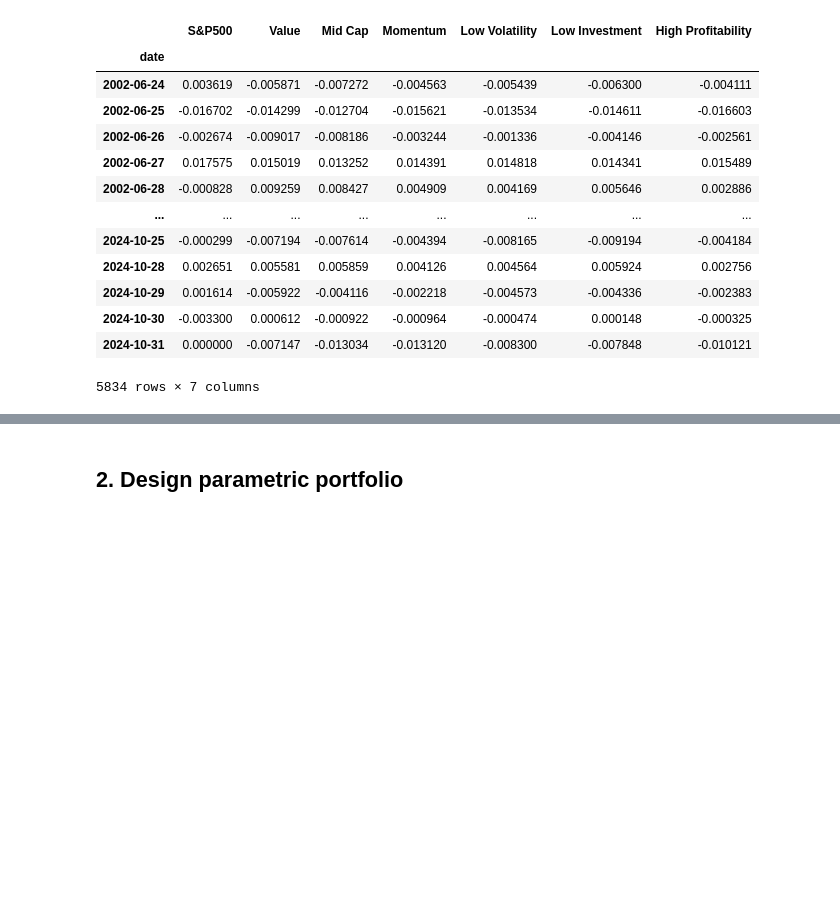
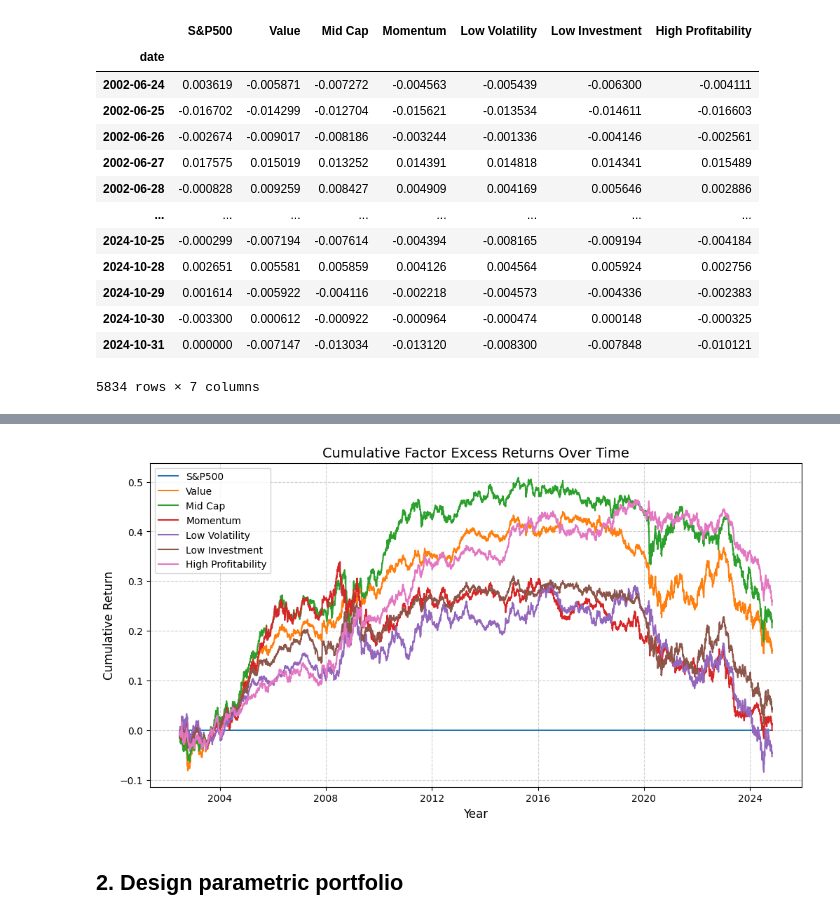
Before and after one commit to aleksandr-mikhailov-edhec/Goal-Based-Investing, a Jupyter notebook: 2.2 PSP Historical.ipynb, the cells around one changed output, grey strips where cells are left out. Drawn from its saved outputs; the diff is of its cells as text; code cells hidden in the pictures; blank space fills up the shorter version.

```diff
--- a/2.2 PSP Historical.ipynb
+++ b/2.2 PSP Historical.ipynb
@@ -86,0 +118,3 @@ factor_returns
+# %%
+factor_excess_returns = factor_returns["2002-01-01":"2017-01-01"].sub(factor_returns['S&P500'], axis=0)
+factor_excess_returns.corr()
@@ -87,3 +130,23 @@ factor_returns
+# %%
+# Plot the cumulative product of returns
+plt.figure(figsize=(12,6))  # Increase figure size
+plt.plot(np.log((factor_excess_returns + 1).cumprod()))
+
+# Add labels and title
+plt.title("Cumulative Factor Excess Returns Over Time", fontsize=14)
+plt.xlabel("Year", fontsize=12)
+plt.ylabel("Cumulative Return", fontsize=12)
+
+# Enable grid for better readability
+plt.grid(True, linestyle='--', alpha=0.6)
+
+# Add legend (assuming factor_returns has column names)
+plt.legend(factor_returns.columns, loc='upper left')
+
+# Show the plot
+plt.show()
+# %% [output]
+[figure, added]
 # %% [markdown]
 ## 2. Design parametric portfolio
 # %%
```
Also changed, not shown: parts of 3 cells of this notebook, 2 other files.
